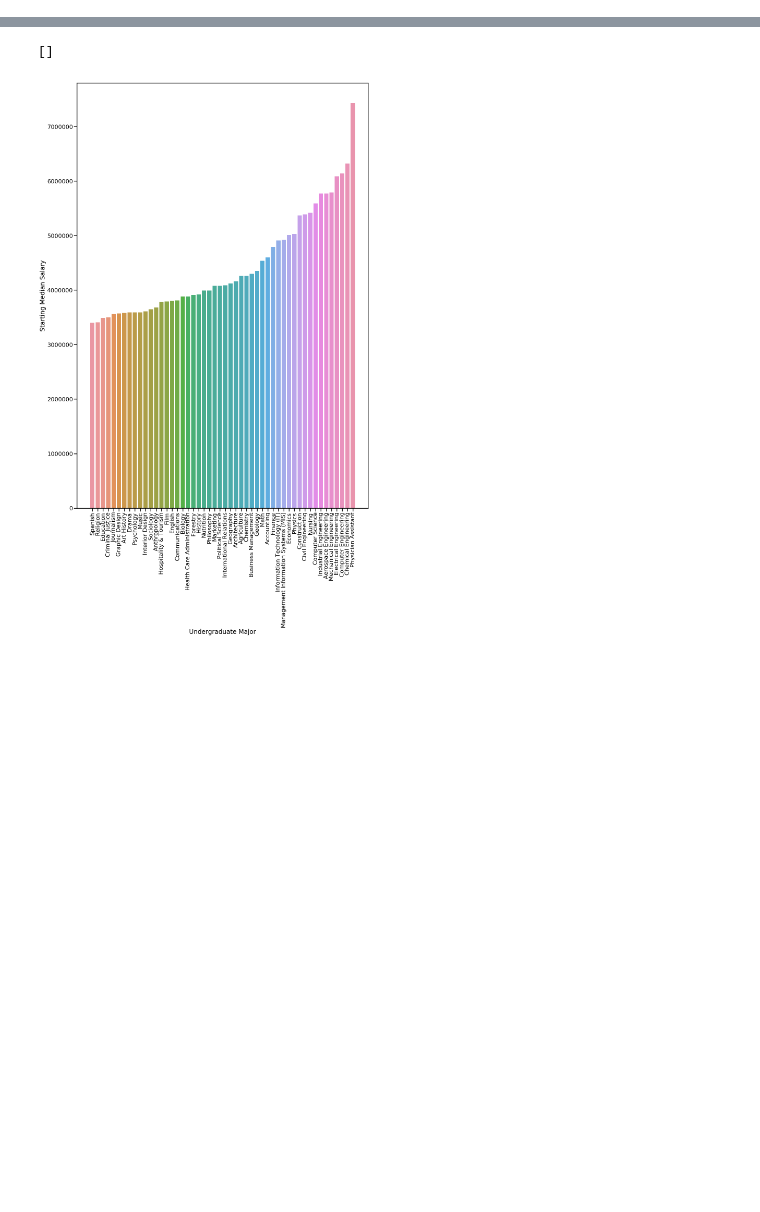
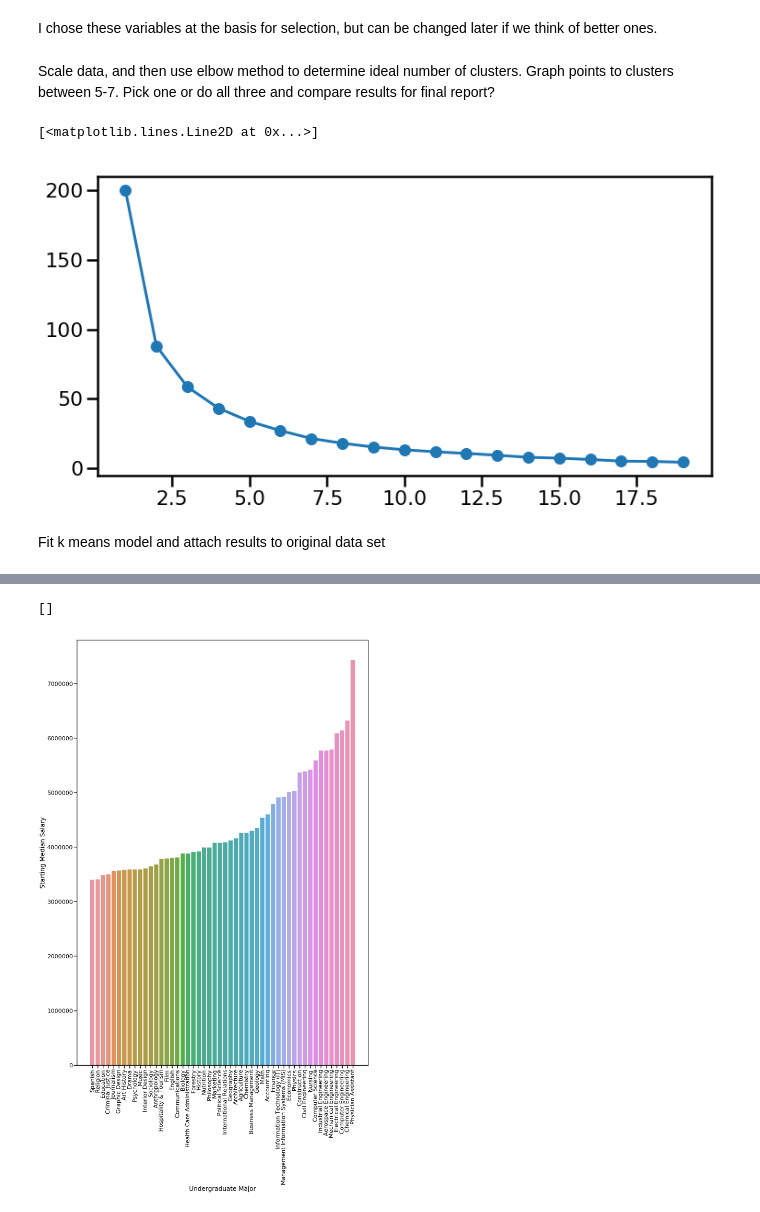
Before and after one commit to demi-tu/Where-it-Pays-to-Attend-College, a Jupyter notebook: analysis-matt.ipynb, the cells around one changed output, grey strips where cells are left out. Cells and saved outputs as stored; diff of their text form; code cells hidden in the pictures; blank space fills up the shorter version.

Commit message:
Initial model

```diff
--- a/analysis-matt.ipynb
+++ b/analysis-matt.ipynb
@@ -50,3 +59,11 @@ degrees_that_pay['Mid-Career 90th Percentile Salary'] = degrees_that_pay['Mid-Ca
+# %%
+degrees_that_pay['90th_Rank'] = degrees_that_pay['Mid-Career 90th Percentile Salary'].rank(method='dense', ascending=True)
+degrees_that_pay['75th_Rank'] = degrees_that_pay['Mid-Career 75th Percentile Salary'].rank(method='dense', ascending=True)
+degrees_that_pay['25th_Rank'] = degrees_that_pay['Mid-Career 25th Percentile Salary'].rank(method='dense', ascending=True)
+degrees_that_pay['10th_Rank'] = degrees_that_pay['Mid-Career 10th Percentile Salary'].rank(method='dense', ascending=True)
+degrees_that_pay['Mid_Career_Rank'] = degrees_that_pay['Mid-Career Median Salary'].rank(method='dense', ascending=True)
+degrees_that_pay['Rank_Sum'] = degrees_that_pay['90th_Rank'] + degrees_that_pay['75th_Rank'] + degrees_that_pay['25th_Rank'] + degrees_that_pay['10th_Rank'] + degrees_that_pay['Mid_Career_Rank']
+degrees_that_pay['Greatest_Range'] = degrees_that_pay['Mid-Career 90th Percentile Salary'] - degrees_that_pay['Mid-Career 10th Percentile Salary']
 # %%
 degrees_that_pay.describe()
 # %% [output]
@@ -61,0 +88,29 @@ degrees_that_pay.describe()
+# %% [markdown]
+I chose these variables at the basis for selection, but can be changed later if we think of better ones.
+# %%
+temp = degrees_that_pay
+degrees_that_pay = degrees_that_pay[["Greatest_Range", "Mid-Career Median Salary", "Starting Median Salary", "Rank_Sum"]]
+# %% [markdown]
+Scale data, and then use elbow method to determine ideal number of clusters. Graph points to clusters between 5-7. Pick one or do all three and compare results for final report?
+# %%
+from sklearn.preprocessing import StandardScaler
+scaler = StandardScaler()
+X_scaled = scaler.fit_transform(degrees_that_pay)
+
+cluster_range = range( 1, 20 )
+cluster_errors = []
+
+for num_clusters in cluster_range:
+  clusters = KMeans(num_clusters)
+  clusters.fit(X_scaled)
+  cluster_errors.append(clusters.inertia_)
+
+clusters_df = pd.DataFrame( { "num_clusters":cluster_range, "cluster_errors": cluster_errors } )
+
+plt.figure(figsize=(12,6))
+plt.plot( clusters_df.num_clusters, clusters_df.cluster_errors, marker = "o" )
+# %% [output]
+[<matplotlib.lines.Line2D at 0x...>]
+[figure, added]
+# %% [markdown]
+Fit k means model and attach results to original data set
```
Also changed, not shown: parts of 9 cells of this notebook.
